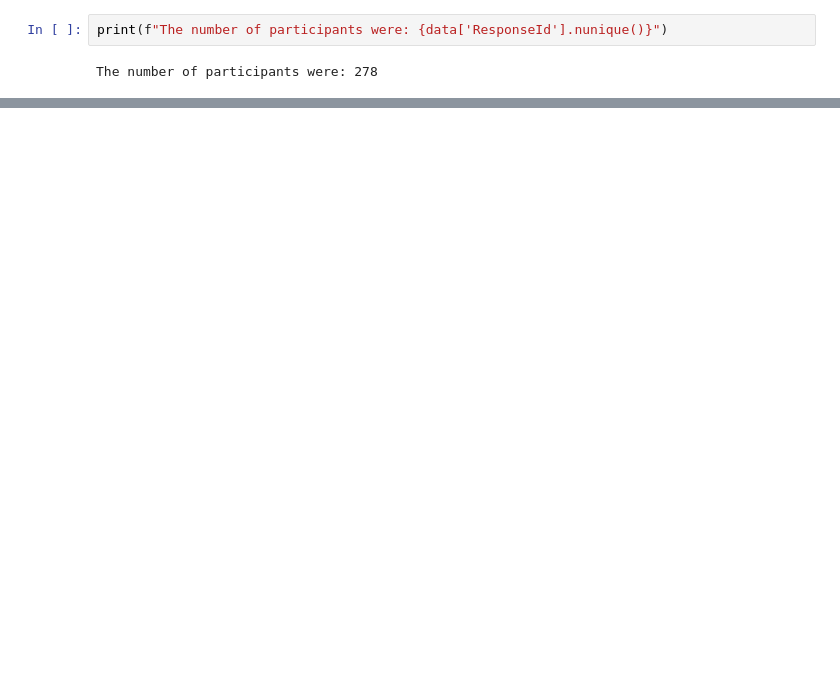
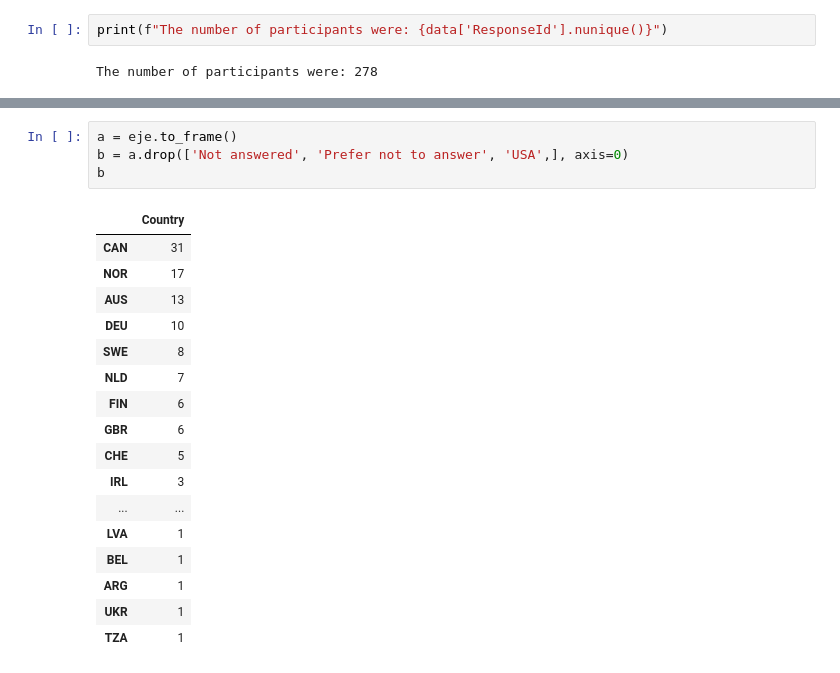
Before and after one commit to dan1dr/microdosing, a Jupyter notebook: notebooks/2.EDA.ipynb, the cells around one changed output, grey strips where cells are left out. Saved outputs shown, nothing was run; the diff lists cells and outputs as text; blank space fills up the shorter version.

```diff
--- a/notebooks/2.EDA.ipynb
+++ b/notebooks/2.EDA.ipynb
@@ -24,0 +116,22 @@ The scale consists of a number of words that describe different feelings and emo
+# %%
+a = eje.to_frame()
+b = a.drop(['Not answered', 'Prefer not to answer', 'USA',], axis=0)
+b
+# %% [output]
+|  | Country |
+| CAN | 31 |
+| NOR | 17 |
+| AUS | 13 |
+| DEU | 10 |
+| SWE | 8 |
+| NLD | 7 |
+| FIN | 6 |
+| GBR | 6 |
+| CHE | 5 |
+| IRL | 3 |
+| ... | ... |
+| LVA | 1 |
+| BEL | 1 |
+| ARG | 1 |
+| UKR | 1 |
+| TZA | 1 |
```
Also changed, not shown: parts of 16 cells of this notebook.
